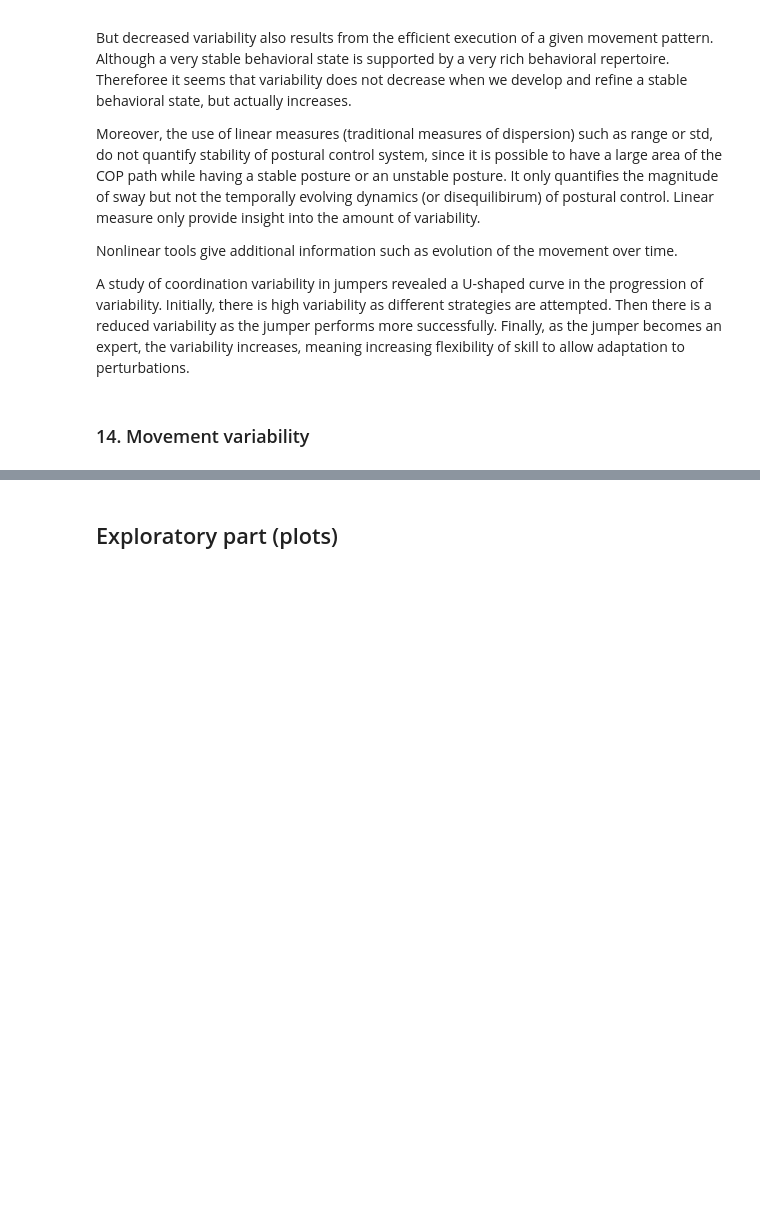
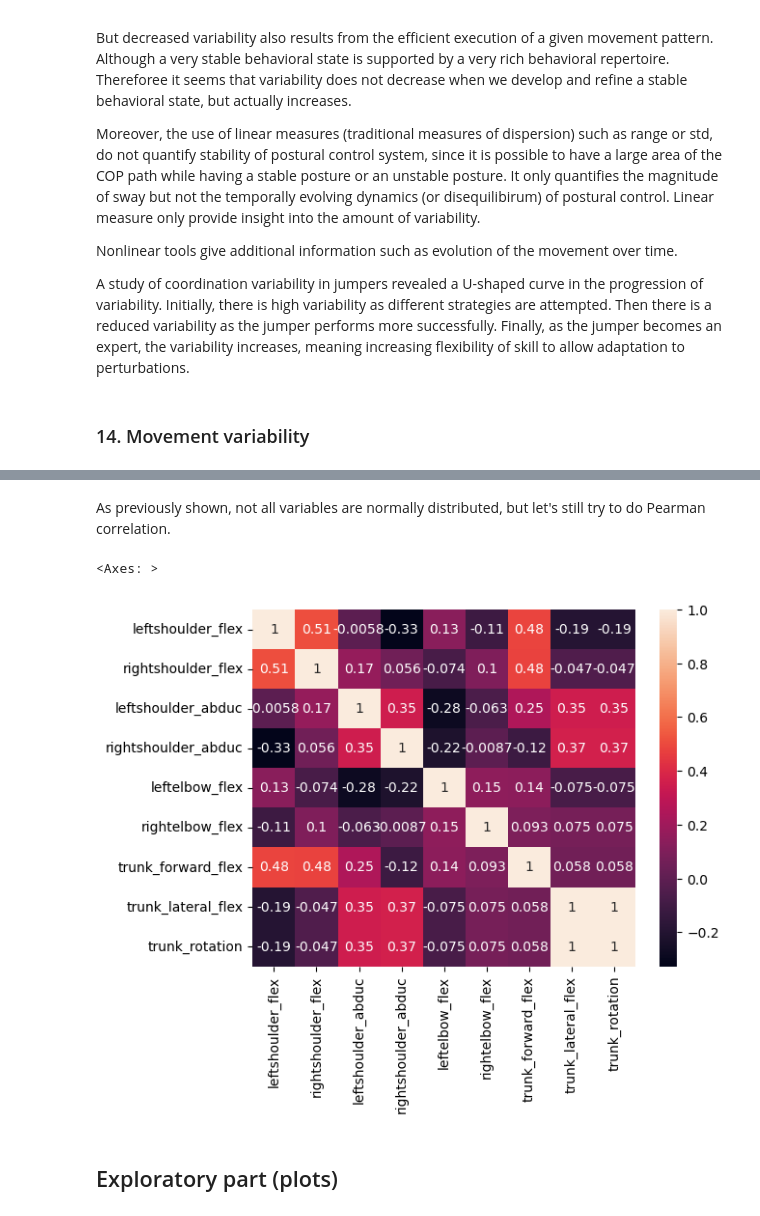
Before and after one commit to FranklinLeong/dexterity_assessment_CL, a Jupyter notebook: src/exploratory copie.ipynb, the cells around one changed output, grey strips where cells are left out. Saved outputs shown, nothing was run; the diff lists cells and outputs as text; code cells hidden in the pictures; blank space fills up the shorter version.

```diff
--- a/src/exploratory copie.ipynb
+++ b/src/exploratory copie.ipynb
@@ -625,3 +660,11 @@ A study of coordination variability in jumpers revealed a U-shaped curve in the
+# %% [markdown]
+As previously shown, not all variables are normally distributed, but let's still try to do Pearman correlation.
+# %%
+corr = df[joints_DoF].corr()
+sns.heatmap(corr, xticklabels=corr.columns.values, yticklabels=corr.columns.values, annot = True)
+# %% [output]
+<Axes: >
+[figure, added]
 # %% [markdown]
 ## Exploratory part (plots)
 # %% [markdown]
```
Also changed, not shown: parts of 9 cells of this notebook, 1 other file.
